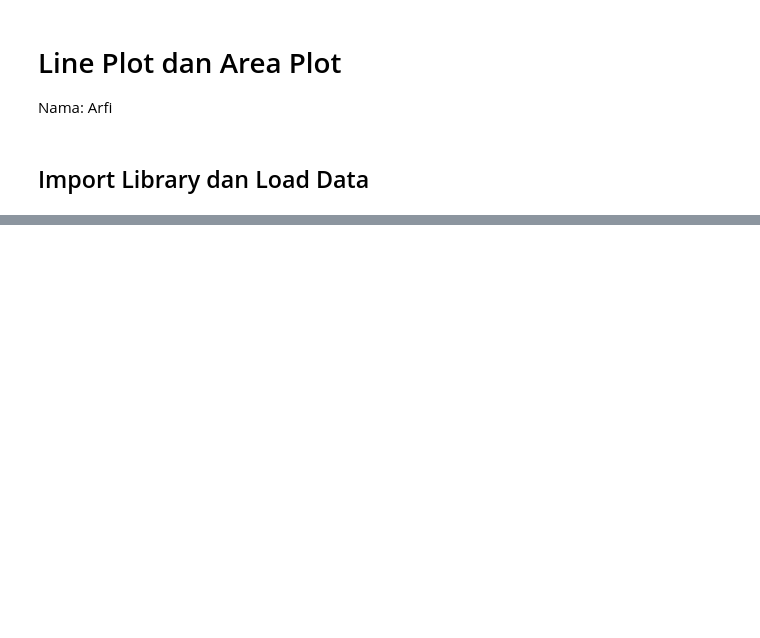
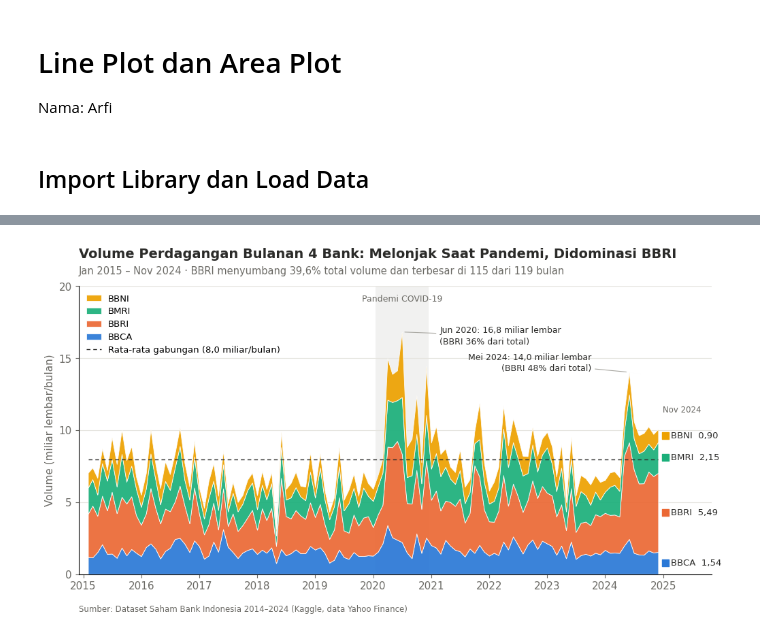
Before and after one commit to aprilianza/Midterm_DataVisualization, a Jupyter notebook: kerja/B_line_area.ipynb, the cells around one changed output, grey strips where cells are left out. Cells and saved outputs as stored; diff of their text form; code cells hidden in the pictures; blank space fills up the shorter version.

```diff
--- a/kerja/B_line_area.ipynb
+++ b/kerja/B_line_area.ipynb
@@ -85,0 +235,16 @@ print('Hari libur dibuang  :', len(HARI_DIBUANG))
+# %%
+b_vol_bulan = (vol_wide.resample('ME').sum() / 1e9).loc['2015-01':'2024-11']
+b_total_bulan = b_vol_bulan.sum(axis=1)
+
+b_vol_tahun = b_vol_bulan.groupby(b_vol_bulan.index.year).sum()
+b_vol_tahun['Total'] = b_vol_tahun.sum(axis=1)
+b_porsi = b_vol_bulan.sum() / b_vol_bulan.sum().sum() * 100
+
+print(f'Rata-rata volume gabungan : {b_total_bulan.mean():.2f} miliar lembar/bulan')
+b_bbri_teratas = (b_vol_bulan.idxmax(axis=1) == 'BBRI').sum()
+print(f'Bulan tertinggi           : {b_bln(b_total_bulan.idxmax())} ({b_total_bulan.max():.2f} miliar lembar, '
+      f'{b_total_bulan.max() / b_total_bulan.mean():.1f}x rata-rata)')
+print('Porsi volume tiap bank (%):', b_porsi.round(1).to_dict())
+print(f'BBRI volume terbesar di   : {b_bbri_teratas} dari {len(b_vol_bulan)} bulan')
+print('\nVolume per tahun (miliar lembar; 2024 = Jan-Nov):')
+b_vol_tahun.round(1)
@@ -85,0 +270,66 @@ print('Hari libur dibuang  :', len(HARI_DIBUANG))
+# %%
+fig, ax = plt.subplots(figsize=(12, 5.5))
+
+ax.axvspan(b_pra_tgl, b_pulih_tgl, color=B_PITA, alpha=0.13, lw=0, zorder=0)
+ax.text(b_pra_tgl + (b_pulih_tgl - b_pra_tgl) / 2, 0.97, 'Pandemi COVID-19',
+        transform=ax.get_xaxis_transform(), ha='center', va='top',
+        fontsize=9, color=B_TINTA_2)
+
+# urutan tumpukan bawah -> atas mengikuti TICKERS; garis putih tipis = jeda antar lapisan
+ax.stackplot(b_vol_bulan.index, [b_vol_bulan[t] for t in TICKERS],
+             colors=[WARNA[t] for t in TICKERS], labels=TICKERS,
+             edgecolor='white', linewidth=0.6, alpha=0.92, zorder=2)
+
+# label langsung di ujung kanan, di tengah tiap lapisan bulan terakhir
+b_x_akhir = b_vol_bulan.index[-1]
+b_atas = b_vol_bulan.iloc[-1].cumsum()
+b_tengah = (b_atas - b_vol_bulan.iloc[-1] / 2).tolist()
+for i in range(1, len(b_tengah)):           # jaga jarak minimal antar label
+    b_tengah[i] = max(b_tengah[i], b_tengah[i - 1] + 1.3)
+for t, y in zip(TICKERS, b_tengah):
+    ax.scatter(b_x_akhir + pd.Timedelta(days=45), y, marker='s', s=42, color=WARNA[t], zorder=3)
+    ax.text(b_x_akhir + pd.Timedelta(days=80), y,
+            f'{t}  {b_angka(b_vol_bulan[t].iloc[-1], 2)}', va='center', fontsize=9.5, color=B_TINTA)
+ax.text(b_x_akhir + pd.Timedelta(days=30), b_tengah[-1] + 1.5, b_bln(b_x_akhir),
+        fontsize=8.5, color=B_TINTA_2, va='bottom')
+
+# anotasi dua puncak volume gabungan
+b_puncak_vol = [
+    (b_total_bulan.idxmax(), (40, -4), 'left'),
+    (b_total_bulan.loc['2021':].idxmax(), (-40, 10), 'right'),
+]
+for tgl, offset, ha in b_puncak_vol:
+    total = b_total_bulan[tgl]
+    porsi_bbri = b_vol_bulan.loc[tgl, 'BBRI'] / total * 100
+    ax.annotate(f'{b_bln(tgl)}: {b_angka(total)} miliar lembar\n(BBRI {b_angka(porsi_bbri, 0)}% dari total)',
+                xy=(tgl, total), xytext=offset, textcoords='offset points', ha=ha, va='center',
+                fontsize=9, color=B_TINTA, linespacing=1.35,
+                arrowprops=dict(arrowstyle='-', color='#a8a7a1', lw=0.8, shrinkA=2, shrinkB=3))
+
+# garis rata-rata hanya sepanjang data, supaya tidak memotong label di kanan
+ax.plot([b_vol_bulan.index[0], b_x_akhir], [b_total_bulan.mean()] * 2, color=B_TINTA,
+        lw=1.0, ls=(0, (4, 3)), zorder=3,
+        label=f'Rata-rata gabungan ({b_angka(b_total_bulan.mean())} miliar/bulan)')
+
+b_judul(ax, 'Volume Perdagangan Bulanan 4 Bank: Melonjak Saat Pandemi, Didominasi BBRI',
+        'Jan 2015 – Nov 2024 · '
+        f'BBRI menyumbang {b_angka(b_porsi["BBRI"])}% total volume dan terbesar di '
+        f'{b_bbri_teratas} dari {len(b_vol_bulan)} bulan')
+ax.set_ylabel('Volume (miliar lembar/bulan)', color=B_TINTA_2)
+ax.set_ylim(0, 20)
+ax.yaxis.set_major_locator(MultipleLocator(5))
+ax.set_xlim(b_vol_bulan.index[0] - pd.Timedelta(days=60), pd.Timestamp('2025-10-31'))
+ax.grid(axis='x', visible=False)
+format_tanggal(ax)
+ax.tick_params(colors=B_TINTA_2)
+
+# legend: lapisan urut sesuai tumpukan visual (atas -> bawah), lalu garis rata-rata
+h, l = ax.get_legend_handles_labels()
+ax.legend(h[:4][::-1] + h[4:], l[:4][::-1] + l[4:], loc='upper left', ncol=1, fontsize=9.5,
+          handlelength=1.6, labelspacing=0.45, bbox_to_anchor=(0, 1.0))
+b_sumber(ax)
+
+simpan_fig(fig, '02_area_volume')
+plt.show()
+# %% [output]
+[figure, added]
```
Also changed, not shown: parts of 12 cells of this notebook, 3 other files.
